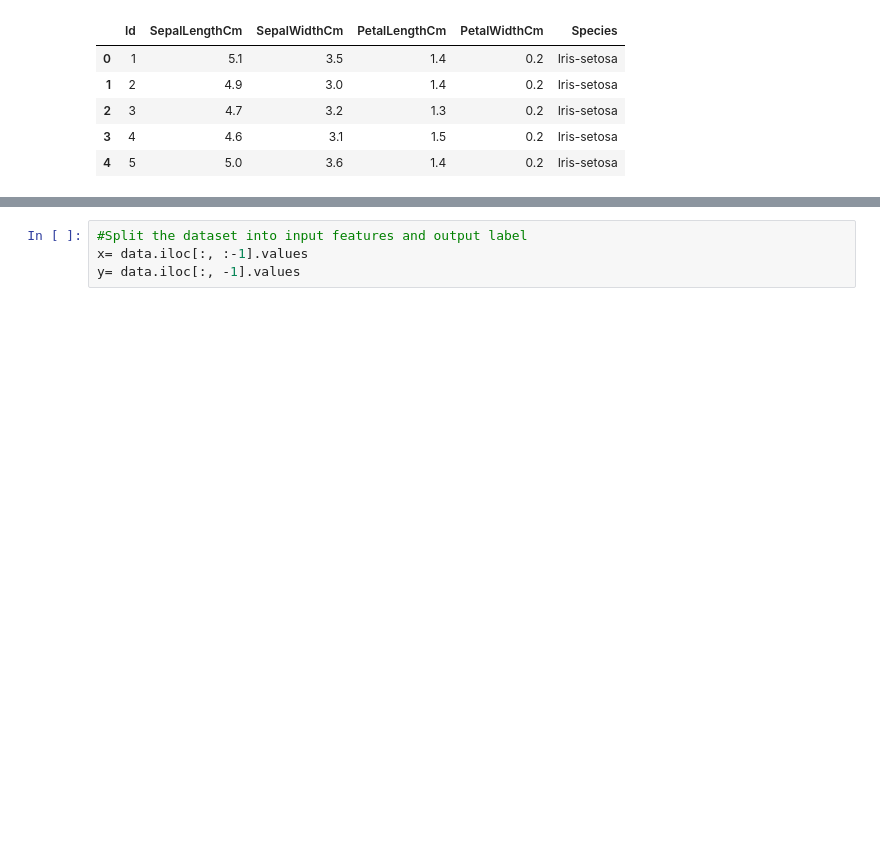
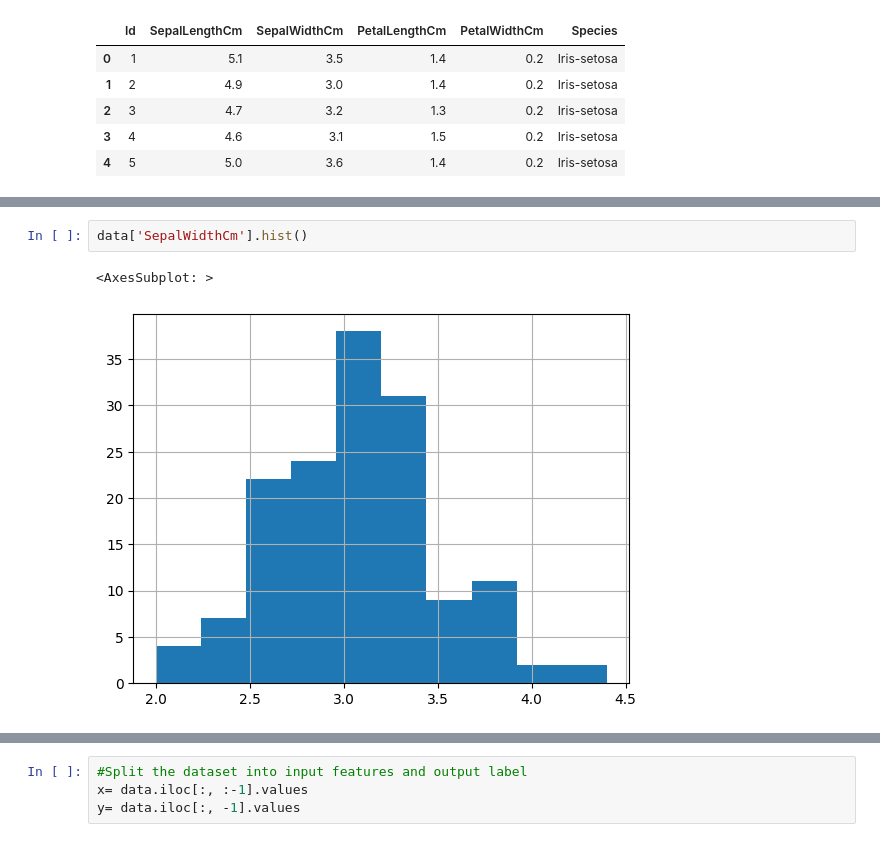
Before and after one commit to SagarDas07/OIBSIP, a Jupyter notebook: Iris/iris.ipynb, the cells around one changed output, grey strips where cells are left out. Saved outputs shown, nothing was run; the diff lists cells and outputs as text; blank space fills up the shorter version.

```diff
--- a/Iris/iris.ipynb
+++ b/Iris/iris.ipynb
@@ -21,0 +75,5 @@ data.head()
+# %%
+data['SepalWidthCm'].hist()
+# %% [output]
+<AxesSubplot: >
+[figure, added]
```
Also changed, not shown: parts of 23 cells of this notebook.
